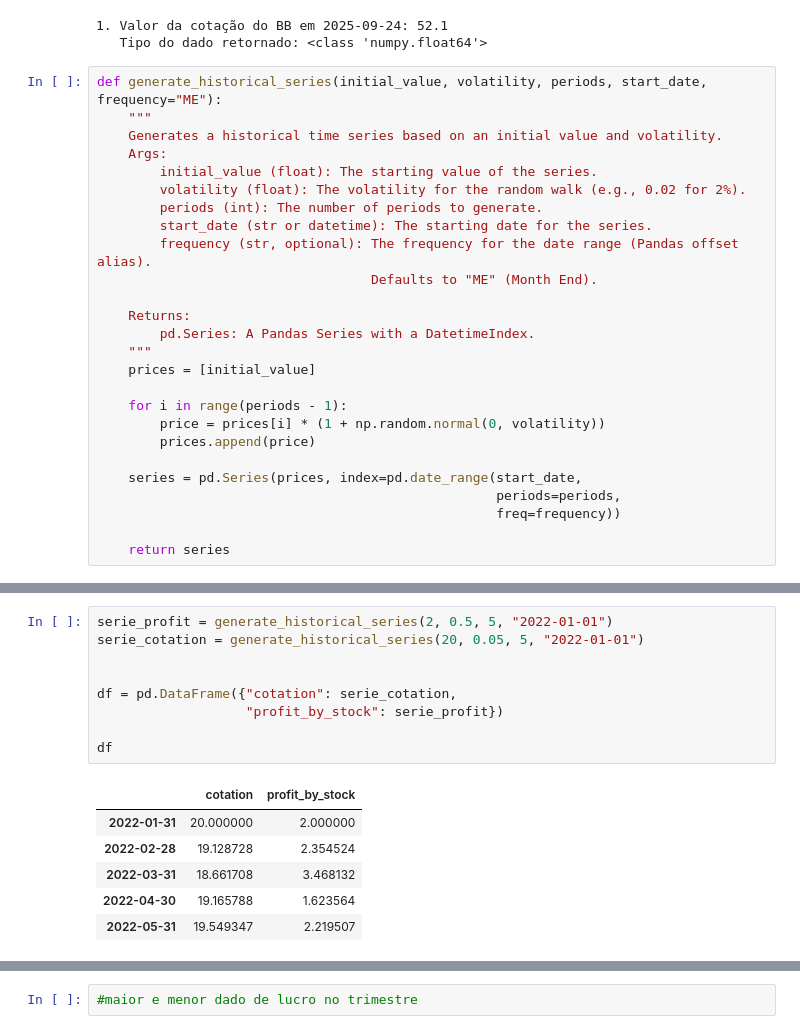
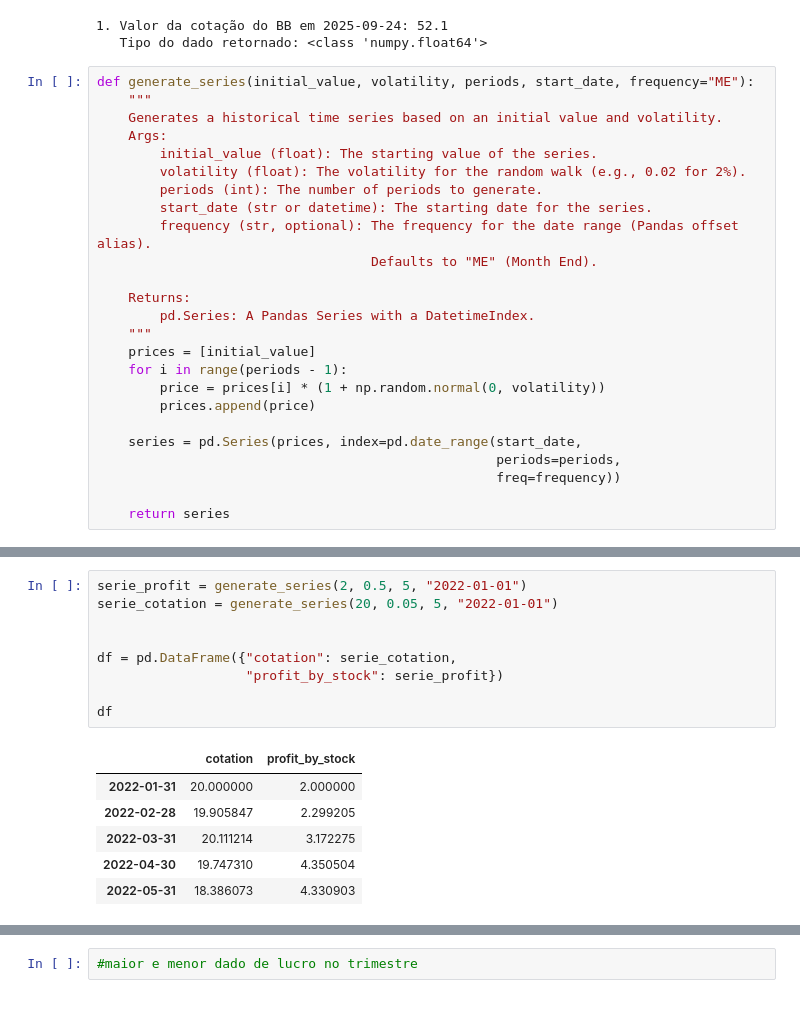
Before and after one commit to weder96/PyCodeData2025, a Jupyter notebook: Module05_Terminus _O_Farol_ do_Conhecimento/Pandas_O_Farol/Volume 06 - Operações aritméticas - como calcular o preço - lucro de uma ação.ipynb, the cells around one changed output, grey strips where cells are left out. Saved outputs shown, nothing was run; the diff lists cells and outputs as text.

```diff
--- a/Module05_Terminus _O_Farol_ do_Conhecimento/Pandas_O_Farol/Volume 06 - Operações aritméticas - como calcular o preço - lucro de uma ação.ipynb
+++ b/Module05_Terminus _O_Farol_ do_Conhecimento/Pandas_O_Farol/Volume 06 - Operações aritméticas - como calcular o preço - lucro de uma ação.ipynb
@@ -31,7 +31,7 @@ print(f"   Tipo do dado retornado: {type(cotacao_bb)}")
 1. Valor da cotação do BB em 2025-09-24: 52.1
    Tipo do dado retornado: <class 'numpy.float64'>
 # %%
-def generate_historical_series(initial_value, volatility, periods, start_date, frequency="ME"):
+def generate_series(initial_value, volatility, periods, start_date, frequency="ME"):
     """
     Generates a historical time series based on an initial value and volatility.
     Args:
@@ -46,7 +46,6 @@ def generate_historical_series(initial_value, volatility, periods, start_date, f
         pd.Series: A Pandas Series with a DatetimeIndex.
     """
     prices = [initial_value]
-
     for i in range(periods - 1):
         price = prices[i] * (1 + np.random.normal(0, volatility))
         prices.append(price)
@@ -90,20 +89,20 @@ serie_cotation_euro
 Freq: ME, dtype: float64
 # %%
-serie_profit = generate_historical_series(2, 0.5, 5, "2022-01-01")
-serie_cotation = generate_historical_series(20, 0.05, 5, "2022-01-01")
+serie_profit = generate_series(2, 0.5, 5, "2022-01-01")
+serie_cotation = generate_series(20, 0.05, 5, "2022-01-01")
 
 
 df = pd.DataFrame({"cotation": serie_cotation,
                    "profit_by_stock": serie_profit})
 
 df
 # %% [output]
 |  | cotation | profit_by_stock |
 | 2022-01-31 | 20.000000 | 2.000000 |
-| 2022-02-28 | 19.128728 | 2.354524 |
-| 2022-03-31 | 18.661708 | 3.468132 |
-| 2022-04-30 | 19.165788 | 1.623564 |
-| 2022-05-31 | 19.549347 | 2.219507 |
+| 2022-02-28 | 19.905847 | 2.299205 |
+| 2022-03-31 | 20.111214 | 3.172275 |
+| 2022-04-30 | 19.747310 | 4.350504 |
+| 2022-05-31 | 18.386073 | 4.330903 |
 # %%
 #criando coluna P/L
 
```
Also changed, not shown: parts of 27 cells of this notebook, 15 other files.
